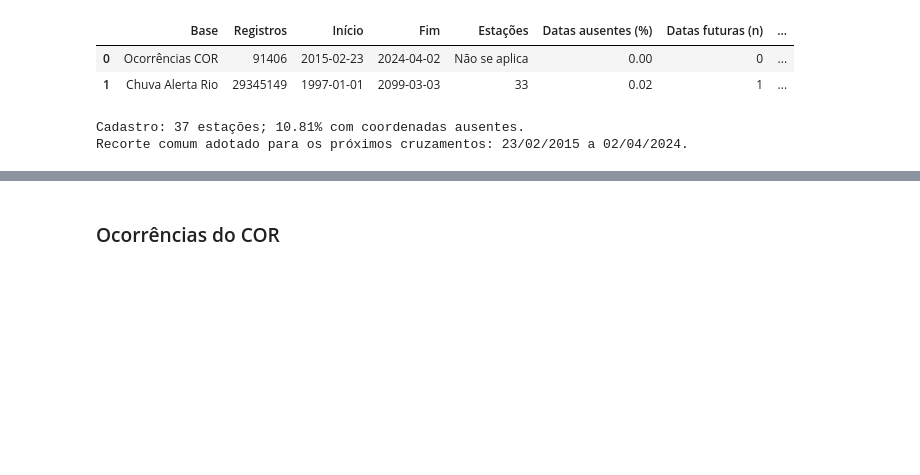
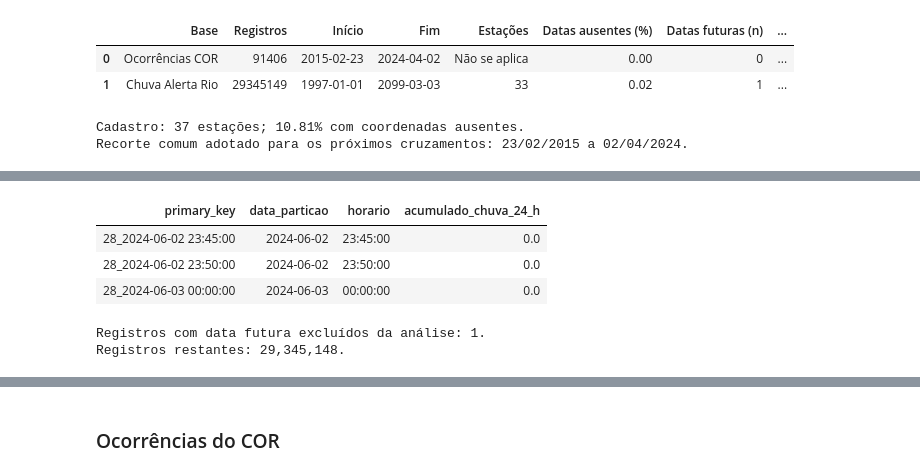
Before and after one commit to PedroVNeves/Quando_a_chuva_vira_problema, a Jupyter notebook: analise.ipynb, the cells around one changed output, grey strips where cells are left out. Cells and saved outputs as stored; diff of their text form; code cells hidden in the pictures; blank space fills up the shorter version.

Commit message:
tratamento da data futura na chuva

```diff
--- a/analise.ipynb
+++ b/analise.ipynb
@@ -126,0 +131,29 @@ Recorte comum adotado para os próximos cruzamentos: 23/02/2015 a 02/04/2024.
+# %%
+import pyarrow.dataset as ds
+
+base_chuva = ds.dataset(
+    BQ / "clima_pluviometro" / "taxa_precipitacao_alertario.parquet",
+    format="parquet",
+)
+filtro_futuro = ds.field("data_particao") > data_referencia
+registros_futuros = base_chuva.to_table(filter=filtro_futuro).to_pandas()
+display(registros_futuros)
+
+# Contexto: últimas três leituras distintas, com data não futura, da estação afetada.
+ids_afetados = registros_futuros["id_estacao"].dropna().unique().tolist()
+ultimas_leituras = base_chuva.to_table(
+    columns=["primary_key", "data_particao", "horario", "acumulado_chuva_24_h"],
+    filter=(ds.field("id_estacao").isin(ids_afetados))
+    & (ds.field("data_particao") <= data_referencia),
+).to_pandas().drop_duplicates().sort_values(["data_particao", "horario"]).tail(3)
+display(ultimas_leituras)
+
+# Visão para as análises: exclui apenas datas futuras; ausências ficam para outra etapa.
+# O filtro é aplicado na leitura e não regrava o Parquet bruto.
+chuva_para_analise = base_chuva.filter(
+    (ds.field("data_particao") <= data_referencia)
+    | ds.field("data_particao").is_null()
+)
+print(f"Registros com data futura excluídos da análise: {len(registros_futuros)}.")
+print(f"Registros restantes: {chuva_para_analise.count_rows():,}.")
+# %% [output]
@@ -126,0 +162,6 @@ Recorte comum adotado para os próximos cruzamentos: 23/02/2015 a 02/04/2024.
+| primary_key | data_particao | horario | acumulado_chuva_24_h |
+| 28_2024-06-02 23:45:00 | 2024-06-02 | 23:45:00 | 0.0 |
+| 28_2024-06-02 23:50:00 | 2024-06-02 | 23:50:00 | 0.0 |
+| 28_2024-06-03 00:00:00 | 2024-06-03 | 00:00:00 | 0.0 |
+Registros com data futura excluídos da análise: 1.
+Registros restantes: 29,345,148.
```
Also changed, not shown: parts of 5 cells of this notebook.
